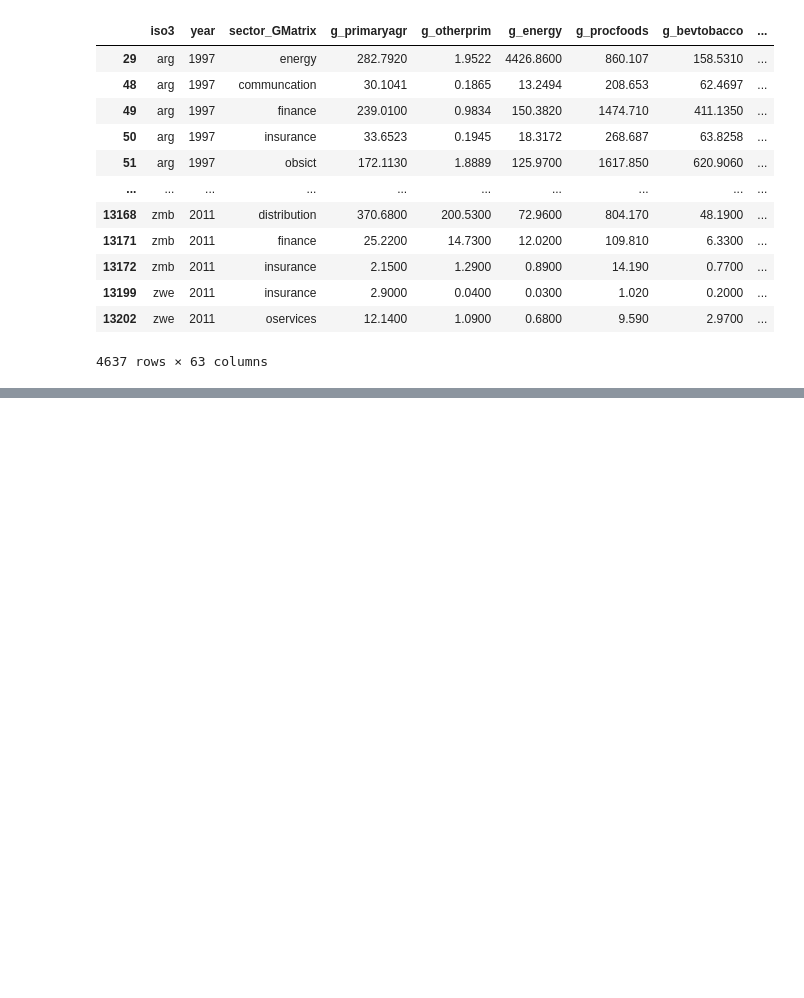
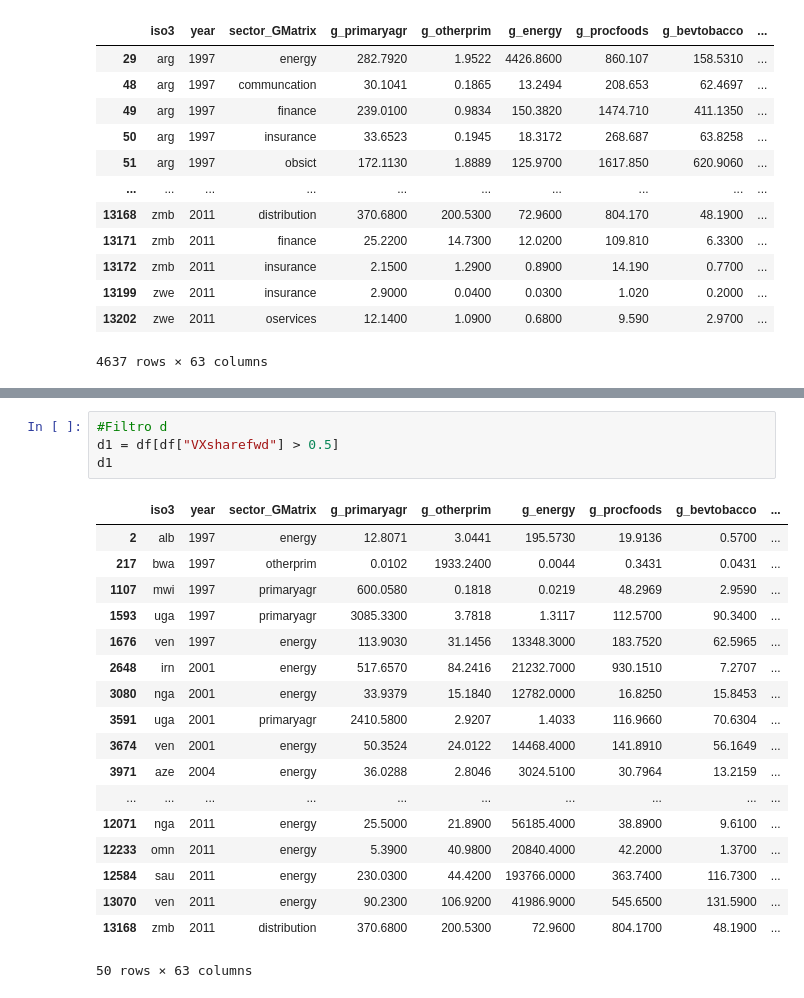
Before and after one commit to BetoRdz01/Actividad-1, a Jupyter notebook: Exportaciones.ipynb, the cells around one changed output, grey strips where cells are left out. Drawn from its saved outputs; the diff is of its cells as text; blank space fills up the shorter version.

Commit message:
Filtro afinal, bfinal, c,  d1 y d2

```diff
--- a/Exportaciones.ipynb
+++ b/Exportaciones.ipynb
@@ -58,0 +141,23 @@ a2
+# %%
+#Filtro d
+d1 = df[df["VXsharefwd"] > 0.5]
+d1
+# %% [output]
+|  | iso3 | year | sector_GMatrix | g_primaryagr | g_otherprim | g_energy | g_procfoods | g_bevtobacco | ... |
+| 2 | alb | 1997 | energy | 12.8071 | 3.0441 | 195.5730 | 19.9136 | 0.5700 | ... |
+| 217 | bwa | 1997 | otherprim | 0.0102 | 1933.2400 | 0.0044 | 0.3431 | 0.0431 | ... |
+| 1107 | mwi | 1997 | primaryagr | 600.0580 | 0.1818 | 0.0219 | 48.2969 | 2.9590 | ... |
+| 1593 | uga | 1997 | primaryagr | 3085.3300 | 3.7818 | 1.3117 | 112.5700 | 90.3400 | ... |
+| 1676 | ven | 1997 | energy | 113.9030 | 31.1456 | 13348.3000 | 183.7520 | 62.5965 | ... |
+| 2648 | irn | 2001 | energy | 517.6570 | 84.2416 | 21232.7000 | 930.1510 | 7.2707 | ... |
+| 3080 | nga | 2001 | energy | 33.9379 | 15.1840 | 12782.0000 | 16.8250 | 15.8453 | ... |
+| 3591 | uga | 2001 | primaryagr | 2410.5800 | 2.9207 | 1.4033 | 116.9660 | 70.6304 | ... |
+| 3674 | ven | 2001 | energy | 50.3524 | 24.0122 | 14468.4000 | 141.8910 | 56.1649 | ... |
+| 3971 | aze | 2004 | energy | 36.0288 | 2.8046 | 3024.5100 | 30.7964 | 13.2159 | ... |
+| ... | ... | ... | ... | ... | ... | ... | ... | ... | ... |
+| 12071 | nga | 2011 | energy | 25.5000 | 21.8900 | 56185.4000 | 38.8900 | 9.6100 | ... |
+| 12233 | omn | 2011 | energy | 5.3900 | 40.9800 | 20840.4000 | 42.2000 | 1.3700 | ... |
+| 12584 | sau | 2011 | energy | 230.0300 | 44.4200 | 193766.0000 | 363.7400 | 116.7300 | ... |
+| 13070 | ven | 2011 | energy | 90.2300 | 106.9200 | 41986.9000 | 545.6500 | 131.5900 | ... |
+| 13168 | zmb | 2011 | distribution | 370.6800 | 200.5300 | 72.9600 | 804.1700 | 48.1900 | ... |
+50 rows × 63 columns
```
Also changed, not shown: parts of 7 cells of this notebook.
